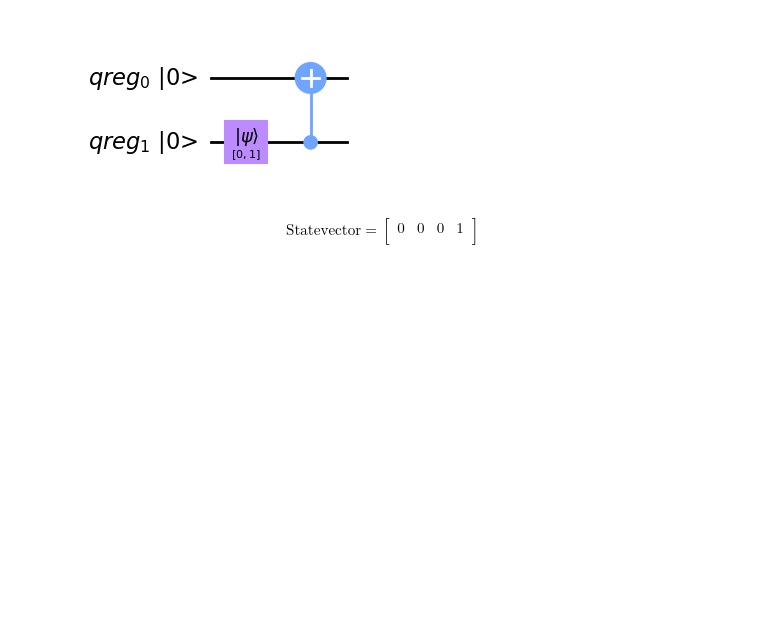
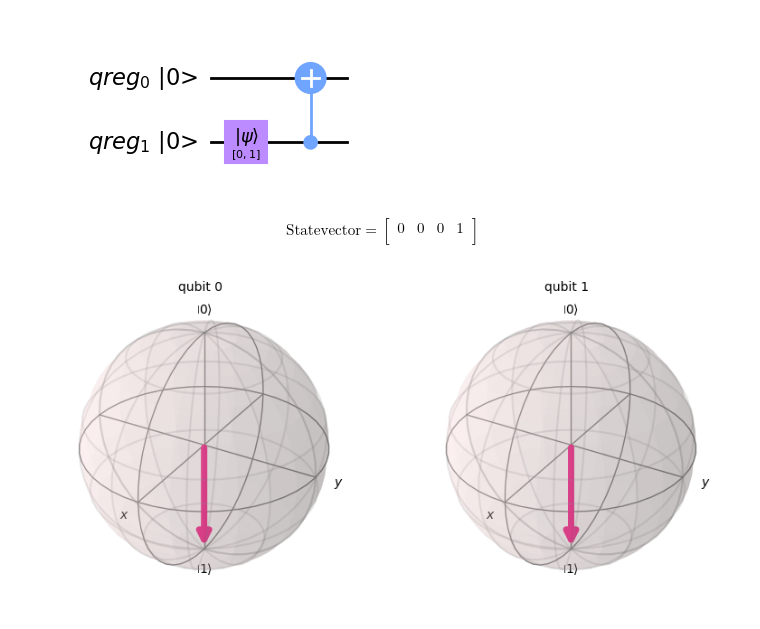
Before and after one commit to ivonnecastao/Cuantica, a Jupyter notebook: Circutos_Cuánticos_Mayo_15.ipynb, the cells around one changed output. Drawn from its saved outputs; the diff is of its cells as text; code cells hidden in the pictures; blank space fills up the shorter version.

```diff
--- a/Circutos_Cuánticos_Mayo_15.ipynb
+++ b/Circutos_Cuánticos_Mayo_15.ipynb
@@ -345,3 +345,16 @@ $$
 0 & 0 & 0 & 1  \\
  \end{bmatrix}
 $$
+# %%
+q = QuantumRegister(2, "qreg")
+qc = QuantumCircuit(q)
+one_state = [0,1]
+qc.initialize(one_state, 1)
+qc.cx(1,0)
+qc.save_statevector()
+sim = Aer.get_backend('aer_simulator')
+result = sim.run(qc).result()
+states_vector = result.get_statevector()
+plot_bloch_multivector(states_vector)
+# %% [output]
+[figure, added]
```
